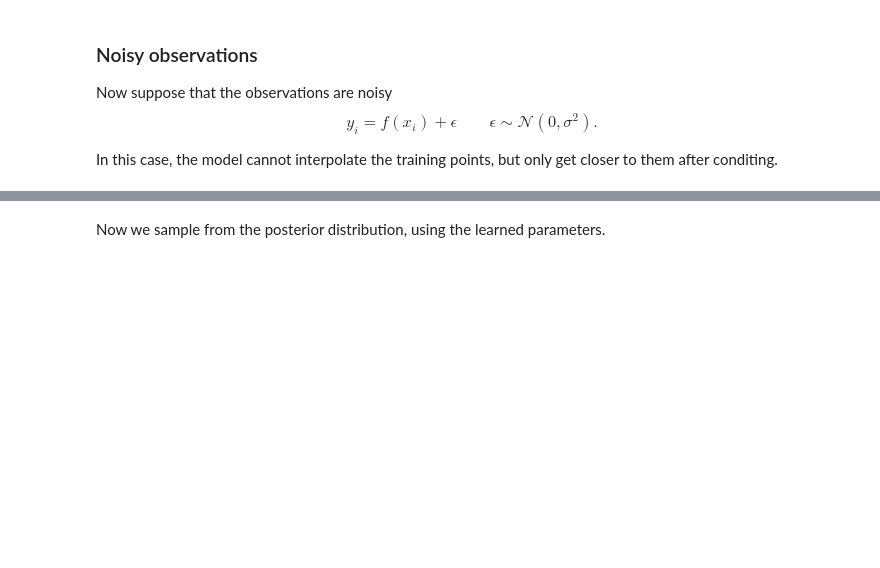
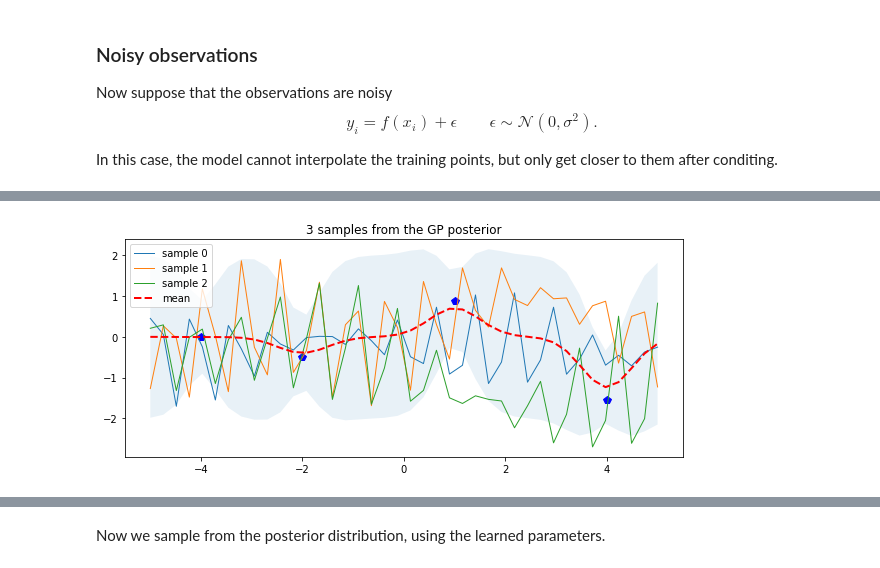
Before and after one commit to ginevracoal/statistical-machine-learning, a Jupyter notebook: notebooks/05_gaussian_processes.ipynb, the cells around one changed output, grey strips where cells are left out. Cells and saved outputs as stored; diff of their text form; code cells hidden in the pictures; blank space fills up the shorter version.

```diff
--- a/notebooks/05_gaussian_processes.ipynb
+++ b/notebooks/05_gaussian_processes.ipynb
@@ -293,0 +303,14 @@ For example, we can run HMC to infer the optimal kernel parameters.
+# %%
+# set kernel and GP
+kernel_sklearn = 1.0 * gp_sklearn.kernels.RBF(length_scale=1.0)
+gpr_sklearn = GaussianProcessRegressor(kernel_sklearn)
+
+# fit GP to the observed data
+gpr_sklearn.fit(x_train.reshape(-1, 1), y_train.reshape(-1, 1))
+
+# sample from posterior
+posterior_samples = gpr_sklearn.sample_y(x_test.reshape(-1, 1), n_samples=n_samples)
+posterior_samples = posterior_samples.reshape(n_samples, len(x_test))
+plot_posterior_distr(x_train, x_test, mu, sigma, posterior_samples)
+# %% [output]
+[figure, added]
```
Also changed, not shown: parts of 15 cells of this notebook.
